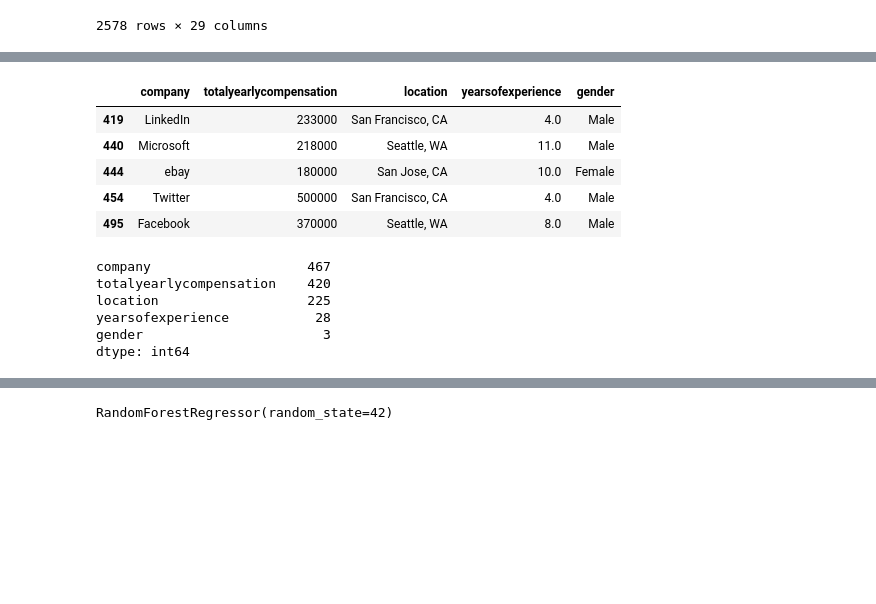
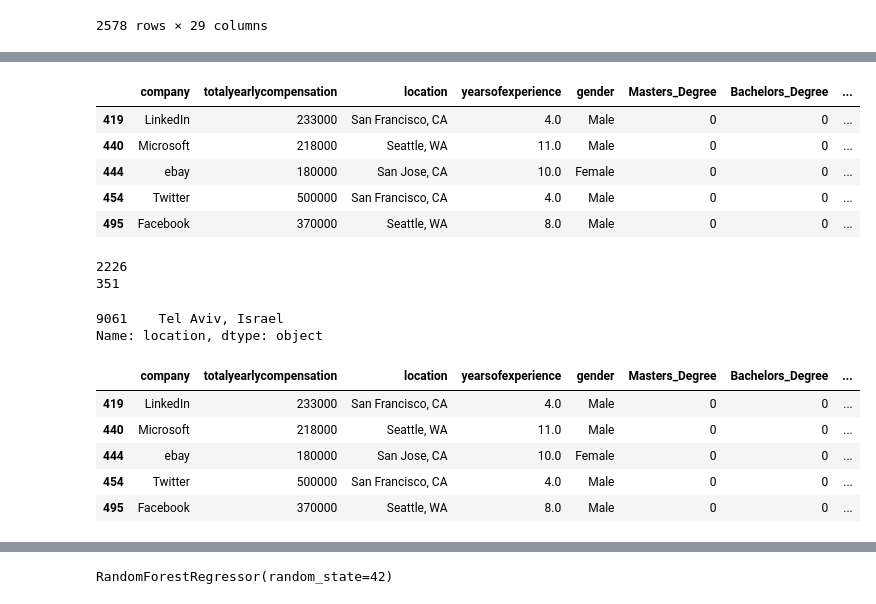
Before and after one commit to Sirius0531/final_project, a Jupyter notebook: final_seg1.ipynb, the cells around one changed output, grey strips where cells are left out. Saved outputs shown, nothing was run; the diff lists cells and outputs as text; code cells hidden in the pictures; blank space fills up the shorter version.

```diff
--- a/final_seg1.ipynb
+++ b/final_seg1.ipynb
@@ -89,22 +88,41 @@ Name: location, Length: 225, dtype: int64
 # %%
-clean_df= titles_df.drop(columns=['timestamp', 'level', 'yearsatcompany', 'otherdetails','Doctorate_Degree', 'Bachelors_Degree',
-                              'Highschool', 'Some_College', 'Race_Asian', 'Race_White', 'Race_Two_Or_More', 'Race_Black',
-                              'Race_Hispanic', 'Race', 'Education','cityid','dmaid','rowNumber','Masters_Degree','tag','bonus','stockgrantvalue','basesalary','title'])
+clean_df= titles_df.drop(columns=['timestamp', 'level', 'yearsatcompany', 'otherdetails','Highschool', 'Some_College',
+                               'Race_Asian', 'Race_White', 'Race_Two_Or_More', 'Race_Black',
+                              'Race_Hispanic', 'Race', 'Education','cityid','dmaid','rowNumber','tag','bonus','stockgrantvalue','basesalary','title'])
 clean_df.head()
 #get_dummies/oneHotEncoder on company size and employment type
 # %% [output]
-|  | company | totalyearlycompensation | location | yearsofexperience | gender |
-| 419 | LinkedIn | 233000 | San Francisco, CA | 4.0 | Male |
-| 440 | Microsoft | 218000 | Seattle, WA | 11.0 | Male |
-| 444 | ebay | 180000 | San Jose, CA | 10.0 | Female |
-| 454 | Twitter | 500000 | San Francisco, CA | 4.0 | Male |
-| 495 | Facebook | 370000 | Seattle, WA | 8.0 | Male |
+|  | company | totalyearlycompensation | location | yearsofexperience | gender | Masters_Degree | Bachelors_Degree | ... |
+| 419 | LinkedIn | 233000 | San Francisco, CA | 4.0 | Male | 0 | 0 | ... |
+| 440 | Microsoft | 218000 | Seattle, WA | 11.0 | Male | 0 | 0 | ... |
+| 444 | ebay | 180000 | San Jose, CA | 10.0 | Female | 0 | 0 | ... |
+| 454 | Twitter | 500000 | San Francisco, CA | 4.0 | Male | 0 | 0 | ... |
+| 495 | Facebook | 370000 | Seattle, WA | 8.0 | Male | 0 | 0 | ... |
+# %%
+import re
+form_state_one = r'(\w+\s)*(\w+),\s([A-Z]{2})$'
+matches_form_one = clean_df.location.str.contains(form_state_one, flags=re.IGNORECASE, na=False)
+no_form_one = clean_df.location.str.contains(form_state_one, flags=re.IGNORECASE, na=False).sum()
+print(no_form_one)
+
+form_state_two = r'(\w+\s)*(\w+),\s([A-Z]{2}),\s(\w+)'
+matches_form_two = clean_df.location.str.contains(form_state_two, flags=re.IGNORECASE, na=False)
+no_form_two = clean_df.location.str.contains(form_state_two, flags=re.IGNORECASE, na=False).sum()
+print(no_form_two)
+
+
+clean_df.location[~matches_form_one & ~matches_form_two]
+# %% [output]
+2226
+351
+9061    Tel Aviv, Israel
+Name: location, dtype: object
 # %%
-clean_df.nunique()
+clean_df.head()
 # %% [output]
-company                    467
-totalyearlycompensation    420
-location                   225
-yearsofexperience           28
-gender                       3
-dtype: int64
+|  | company | totalyearlycompensation | location | yearsofexperience | gender | Masters_Degree | Bachelors_Degree | ... |
+| 419 | LinkedIn | 233000 | San Francisco, CA | 4.0 | Male | 0 | 0 | ... |
+| 440 | Microsoft | 218000 | Seattle, WA | 11.0 | Male | 0 | 0 | ... |
+| 444 | ebay | 180000 | San Jose, CA | 10.0 | Female | 0 | 0 | ... |
+| 454 | Twitter | 500000 | San Francisco, CA | 4.0 | Male | 0 | 0 | ... |
+| 495 | Facebook | 370000 | Seattle, WA | 8.0 | Male | 0 | 0 | ... |
```
Also changed, not shown: parts of 26 cells of this notebook.
